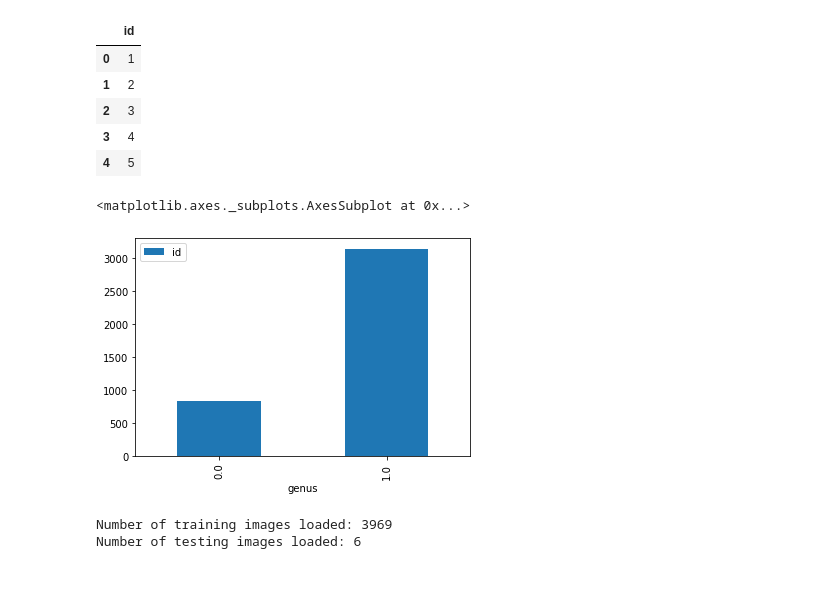
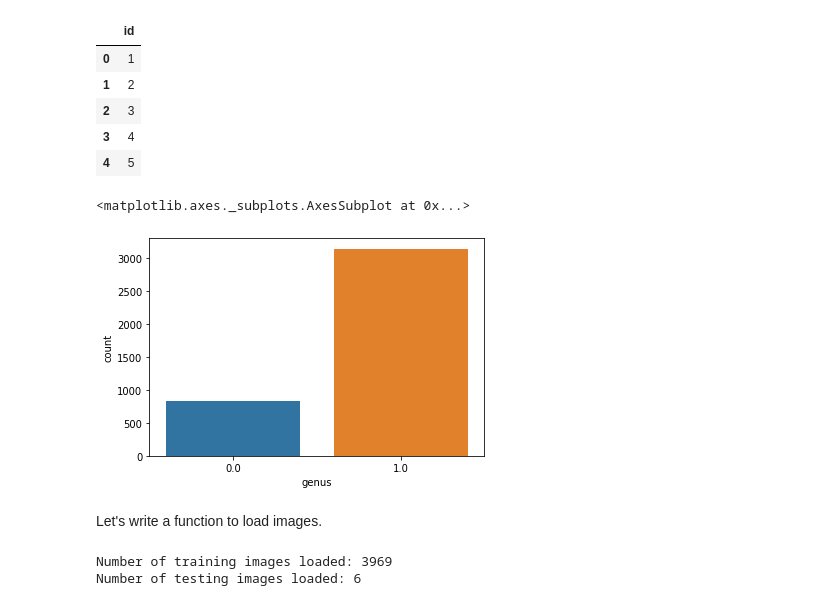
Before and after one commit to HHansi/Applied-AI-Course, a Jupyter notebook: Image Processing/Image_Classification.ipynb, the cells around one changed output. Drawn from its saved outputs; the diff is of its cells as text; code cells hidden in the pictures; blank space fills up the shorter version.

```diff
--- a/Image Processing/Image_Classification.ipynb
+++ b/Image Processing/Image_Classification.ipynb
@@ -37,8 +55,10 @@ with zipfile.ZipFile("/content/bee_dataset.zip", 'r') as zip_ref:
 # %% [markdown]
 ##Load image data sets
+# %%
+data_folder = '/content/drive/MyDrive/Colab Notebooks/Applied-AI/Image Processing/data/bee_dataset'
 # %%
 # load training data
-df_train = pd.read_csv("/content/bee_dataset/train.csv")
+df_train = pd.read_csv(os.path.join(data_folder, 'train.csv'))
 
 # summarise the details
 print(f'Number of entries: {len(df_train)}')
@@ -68,9 +88,10 @@ Number of entries: 6
 | 4 | 5 |
 # %%
 # Summarise label details in training data
-temp_df = df_train.groupby('genus').count()
-temp_df.plot.bar()
+sns.countplot(x=df_train['genus'])
 # %% [output]
 <matplotlib.axes._subplots.AxesSubplot at 0x...>
-[figure, old version]
+[figure, new version]
+# %% [markdown]
+Let's write a function to load images.
 # %%
```
Also changed, not shown: parts of 47 cells of this notebook.
